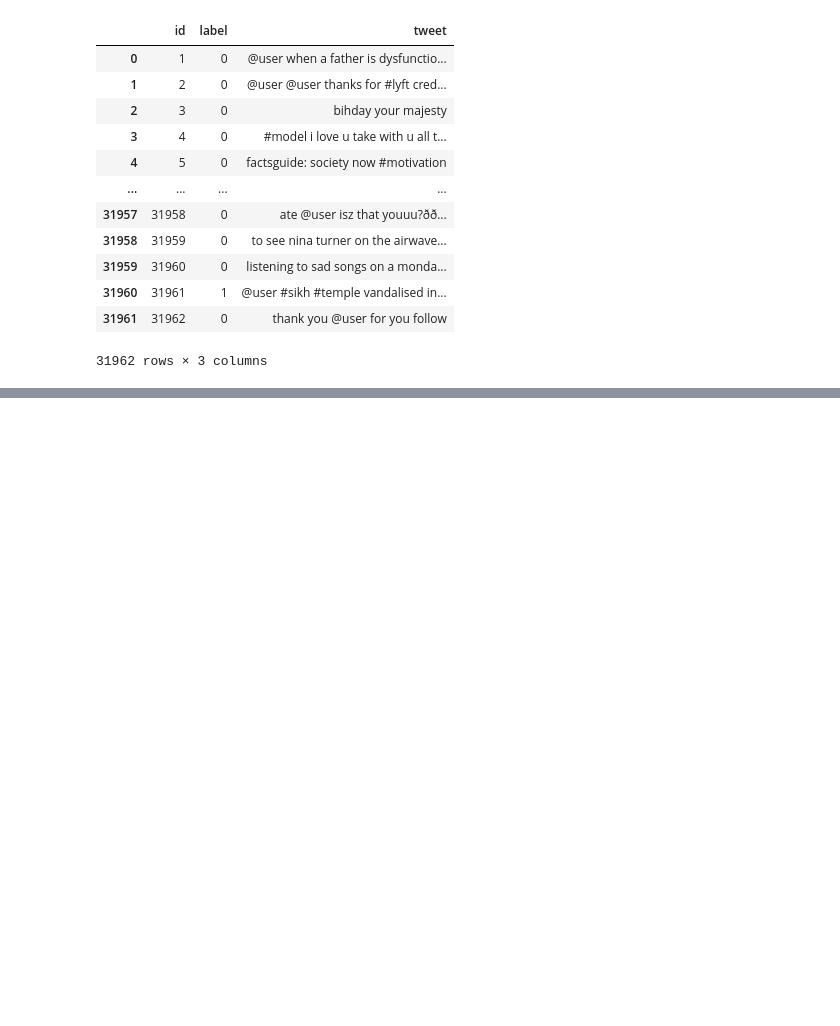
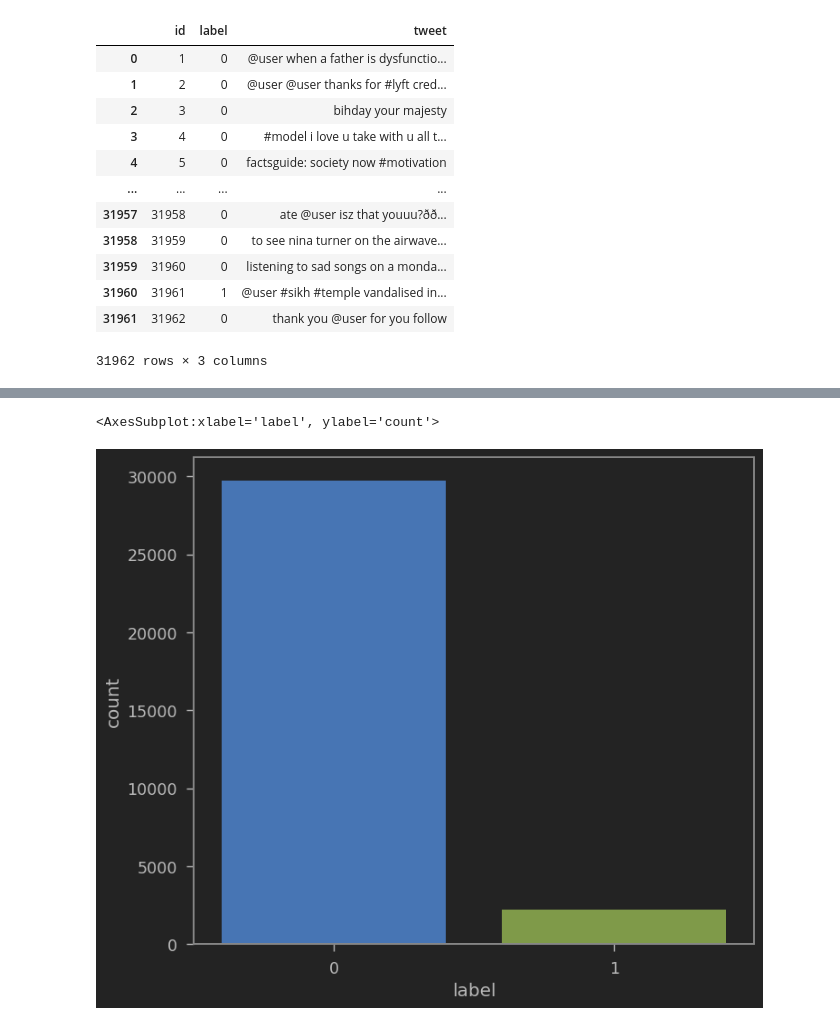
Before and after one commit to mitzu-93/twitter-sentiment, a Jupyter notebook: sentiment-analysis.ipynb, the cells around one changed output, grey strips where cells are left out. Cells and saved outputs as stored; diff of their text form; code cells hidden in the pictures; blank space fills up the shorter version.

```diff
--- a/sentiment-analysis.ipynb
+++ b/sentiment-analysis.ipynb
@@ -41,0 +106,6 @@ twitter_df
+# %%
+#same as above in seaborn
+sns.countplot(twitter_df['label'], label='Count')
+# %% [output]
+<AxesSubplot:xlabel='label', ylabel='count'>
+[figure, added]
```
Also changed, not shown: parts of 6 cells of this notebook.
